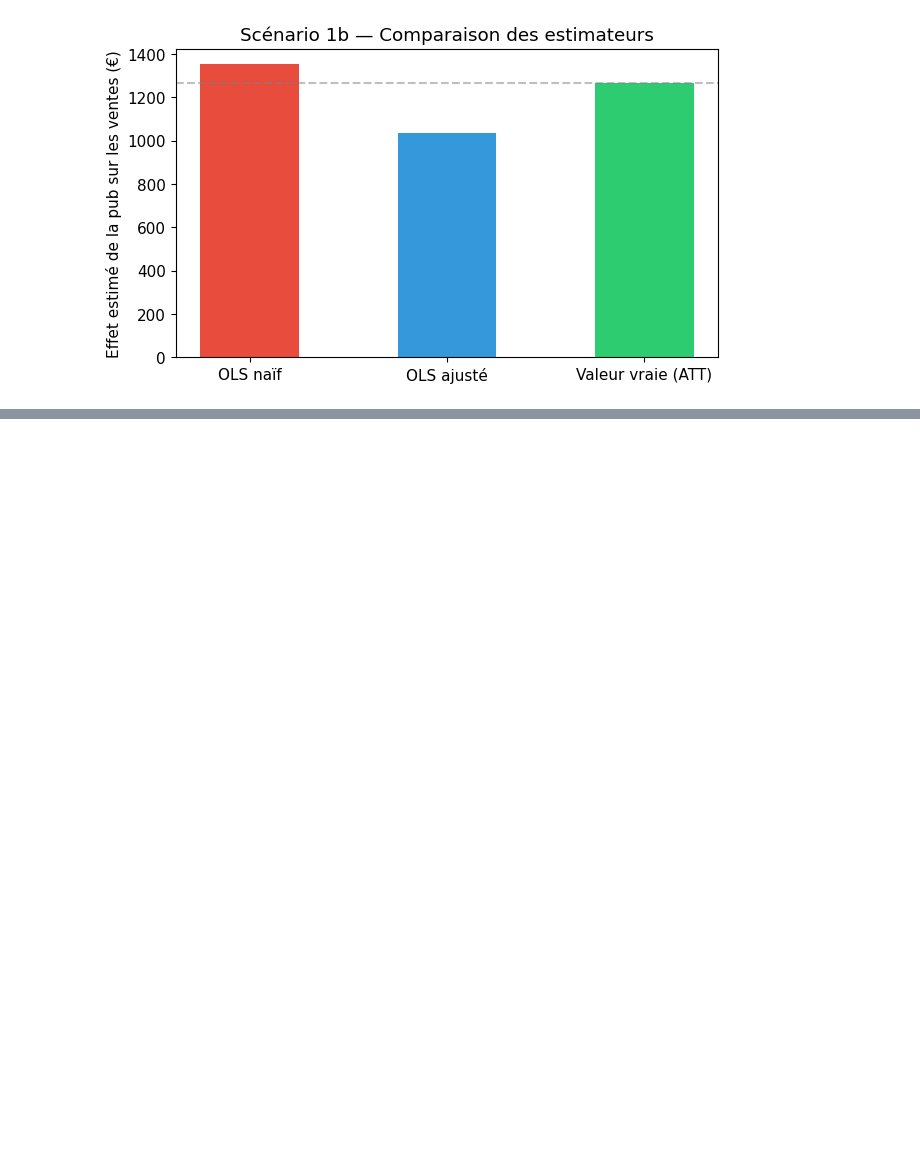
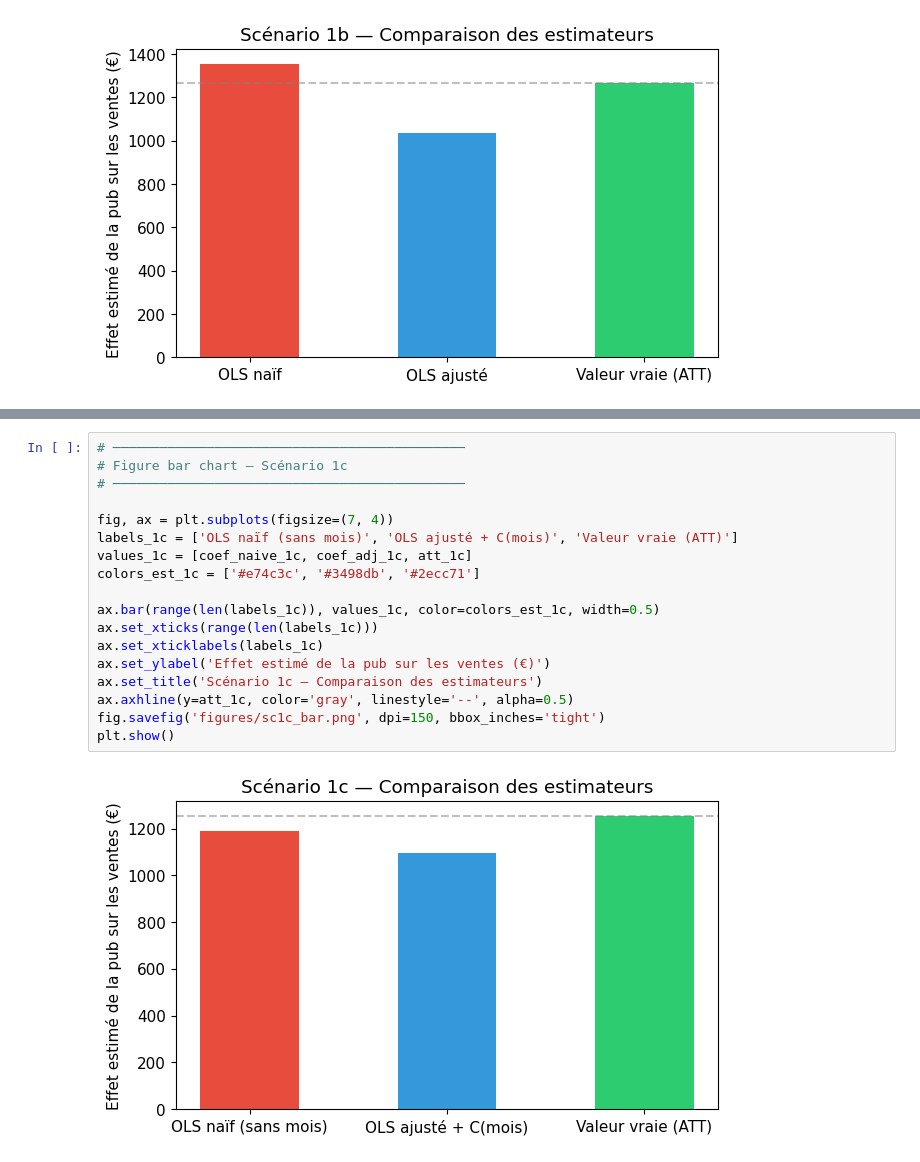
Before and after one commit to etirouthier/formation_causalite, a Jupyter notebook: formation_causalite.ipynb, the cells around one changed output, grey strips where cells are left out. Drawn from its saved outputs; the diff is of its cells as text; blank space fills up the shorter version.

```diff
--- a/formation_causalite.ipynb
+++ b/formation_causalite.ipynb
@@ -658,0 +763,20 @@ plt.show()
+# %%
+# ─────────────────────────────────────────────
+# Figure bar chart — Scénario 1c
+# ─────────────────────────────────────────────
+
+fig, ax = plt.subplots(figsize=(7, 4))
+labels_1c = ['OLS naïf (sans mois)', 'OLS ajusté + C(mois)', 'Valeur vraie (ATT)']
+values_1c = [coef_naive_1c, coef_adj_1c, att_1c]
+colors_est_1c = ['#e74c3c', '#3498db', '#2ecc71']
+
+ax.bar(range(len(labels_1c)), values_1c, color=colors_est_1c, width=0.5)
+ax.set_xticks(range(len(labels_1c)))
+ax.set_xticklabels(labels_1c)
+ax.set_ylabel('Effet estimé de la pub sur les ventes (€)')
+ax.set_title('Scénario 1c — Comparaison des estimateurs')
+ax.axhline(y=att_1c, color='gray', linestyle='--', alpha=0.5)
+fig.savefig('figures/sc1c_bar.png', dpi=150, bbox_inches='tight')
+plt.show()
+# %% [output]
+[figure, added]
```
Also changed, not shown: parts of 4 cells of this notebook, 4 other files.
